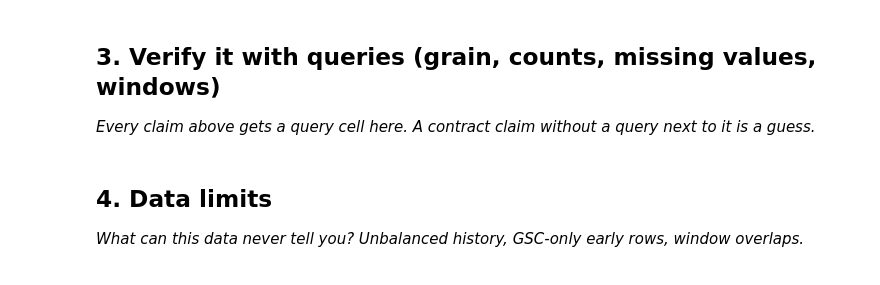
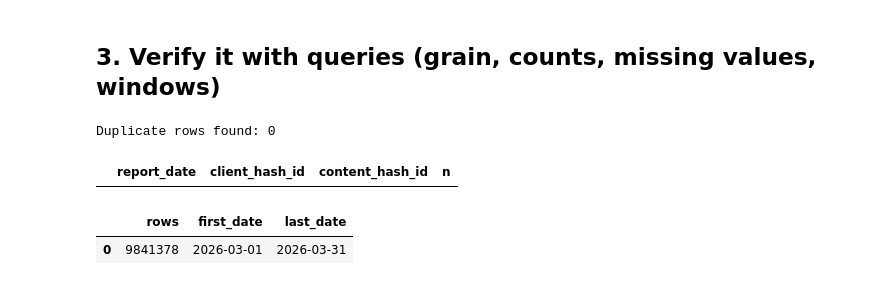
Before and after one commit to zmhibner-gif/ml_internship, a Jupyter notebook: work/notebooks/w03_data_contract.ipynb, the cells around one changed output. Saved outputs shown, nothing was run; the diff lists cells and outputs as text; code cells hidden in the pictures.

```diff
--- a/work/notebooks/w03_data_contract.ipynb
+++ b/work/notebooks/w03_data_contract.ipynb
@@ -22,0 +38,18 @@ This skeleton is yours to fill. Work the sections **in order** — each one has
+# %%
+# Use March 2026 as the development month
+MONTH = "2026-03"
+
+WAREHOUSE = "hf://datasets/FlyRank/internship-warehouse"
+FACT = f"{WAREHOUSE}/fact_content_daily_performance"
+MAR = f"read_parquet('{FACT}/month={MONTH}/*.parquet')"
+
+con.sql(f"""
+    SELECT
+        report_date,
+        content_hash_id,
+        gsc_impressions,
+        gsc_clicks,
+        gsc_avg_position
+    FROM {MAR}
+    LIMIT 5
+""").df()
@@ -23,4 +89,2 @@ This skeleton is yours to fill. Work the sections **in order** — each one has
 # %% [markdown]
 ## 3. Verify it with queries (grain, counts, missing values, windows)
-
-*Every claim above gets a query cell here. A contract claim without a query next to it is a guess.*
@@ -30,4 +90,0 @@ This skeleton is yours to fill. Work the sections **in order** — each one has
-# %% [markdown]
-## 4. Data limits
-
-*What can this data never tell you? Unbalanced history, GSC-only early rows, window overlaps.*
@@ -36,0 +91,35 @@ This skeleton is yours to fill. Work the sections **in order** — each one has
+# %%
+# query 1 - grain
+# Check that the raw warehouse has only one row per page, client, and day
+grain_check = con.sql(f"""
+    SELECT
+        report_date,
+        client_hash_id,
+        content_hash_id,
+        COUNT(*) AS n
+    FROM {MAR}
+    GROUP BY report_date, client_hash_id, content_hash_id
+    HAVING COUNT(*) > 1
+    LIMIT 5
+""").df()
+
+print("Duplicate rows found:", len(grain_check))
+grain_check
+# %% [output]
+Duplicate rows found: 0
+|  | report_date | client_hash_id | content_hash_id | n |
+# %%
+# query 2 - row count and date span
+
+slice_check = con.sql(f"""
+    SELECT
+        COUNT(*) AS rows,
+        MIN(report_date) AS first_date,
+        MAX(report_date) AS last_date
+    FROM {MAR}
+""").df()
+
+slice_check
+# %% [output]
+|  | rows | first_date | last_date |
+| 0 | 9841378 | 2026-03-01 | 2026-03-31 |
```
Also changed, not shown: parts of 21 cells of this notebook.
